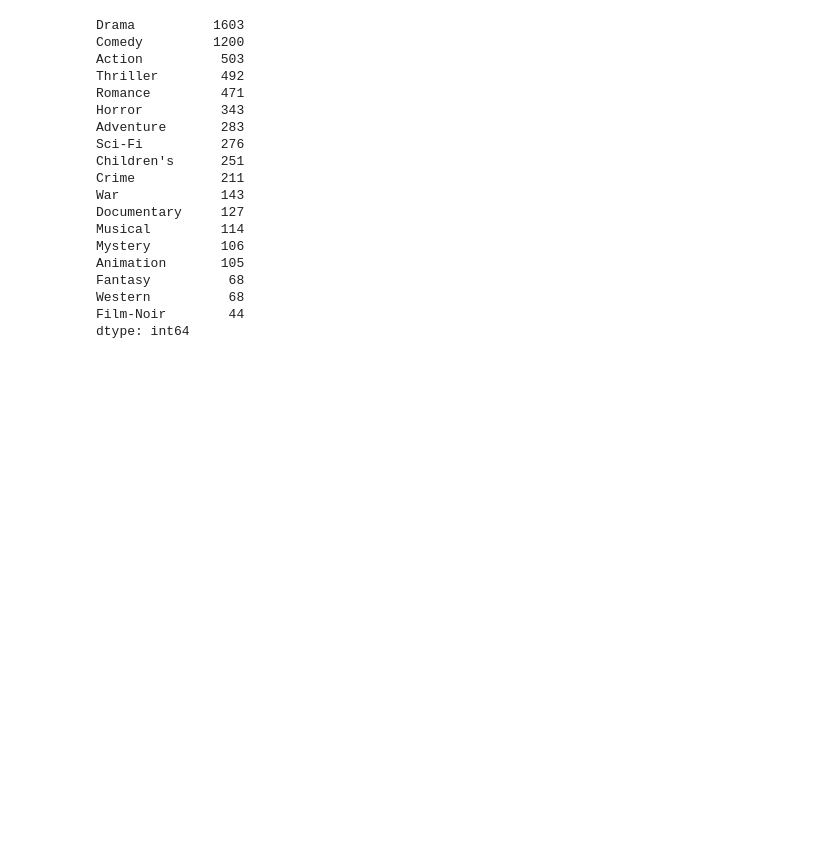
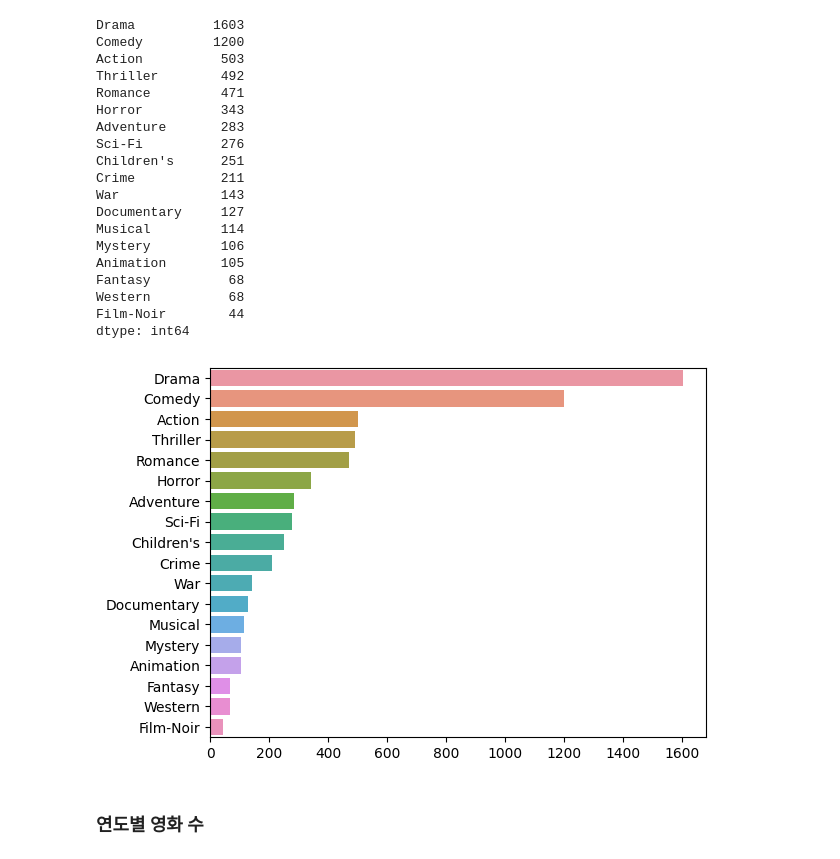
Before and after one commit to kiminhonawa/python, a Jupyter notebook: py20_movielens.ipynb, the cells around one changed output. Cells and saved outputs as stored; diff of their text form; code cells hidden in the pictures; blank space fills up the shorter version.

```diff
--- a/py20_movielens.ipynb
+++ b/py20_movielens.ipynb
@@ -234,0 +233,8 @@ dtype: int64
+# %%
+# 장르 빈도수 시각화
+sns.barplot(x=genre_counts.values, y=genre_counts.index)
+plt.show()
+# %% [output]
+[figure, added]
+# %% [markdown]
+### 연도별 영화 수
```
Also changed, not shown: parts of 23 cells of this notebook.
